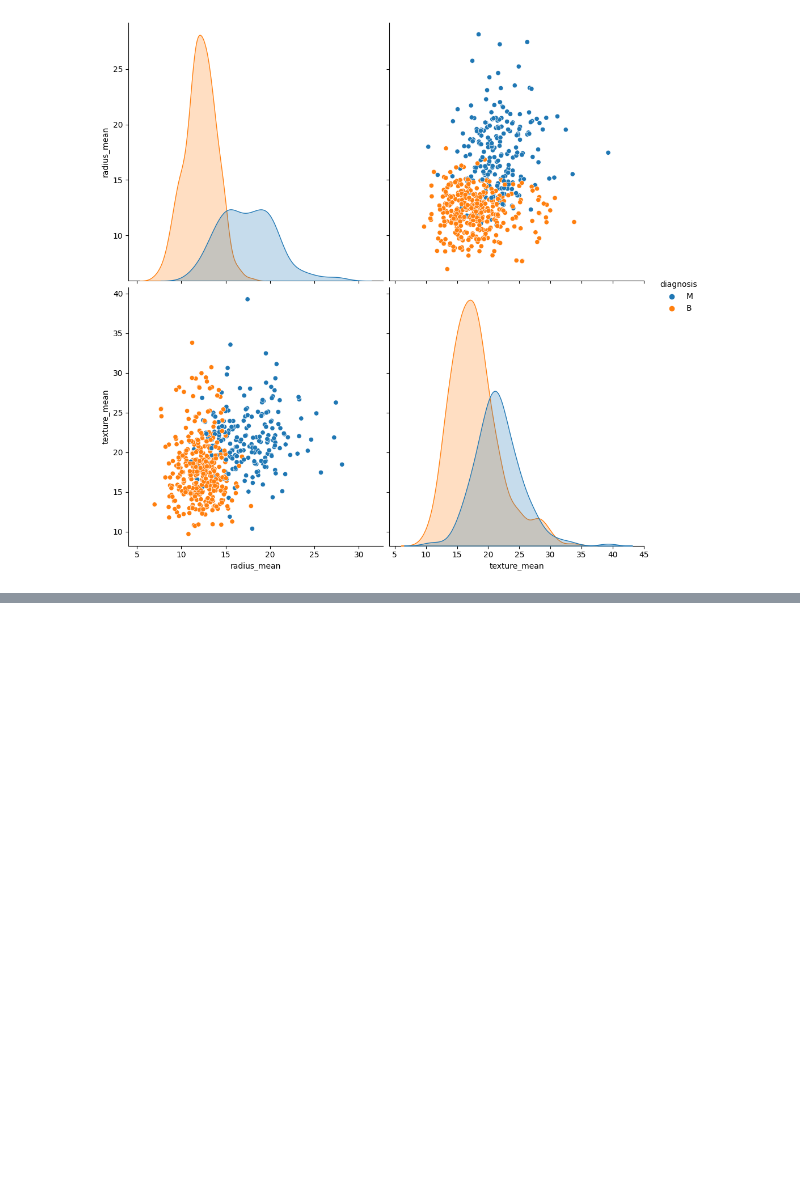
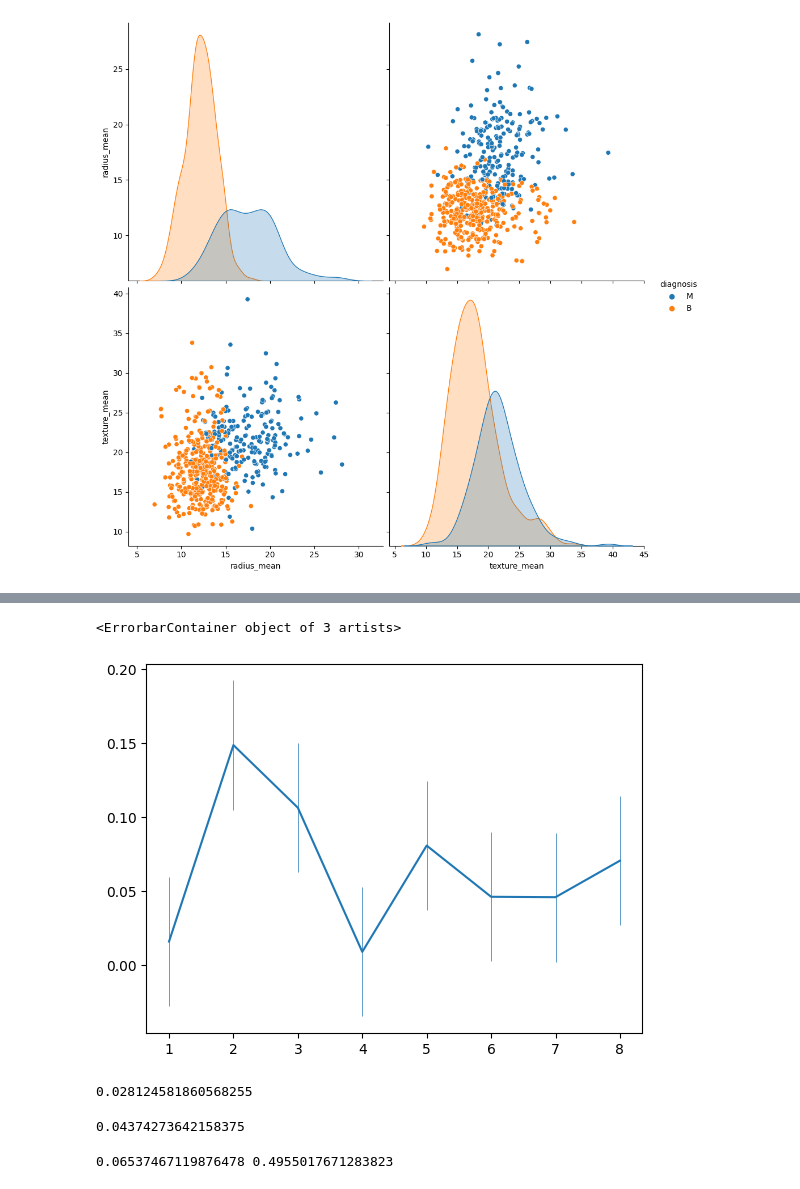
Before and after one commit to stayaryan/spectralClustering, a Jupyter notebook: spectralClustering.ipynb, the cells around one changed output, grey strips where cells are left out. Drawn from its saved outputs; the diff is of its cells as text; code cells hidden in the pictures; blank space fills up the shorter version.

```diff
--- a/spectralClustering.ipynb
+++ b/spectralClustering.ipynb
@@ -192,0 +189,20 @@ plt.errorbar(x = l, y = NMIScores, yerr = sum(NMIScores)/len(NMIScores)
+# %%
+plt.errorbar(x = l, y = NMIScores, yerr = np.std(NMIScores)#sum(NMIScores)/len(NMIScores)
+            , elinewidth = 0.5)#sum(silhouette_scores)/len(silhouette_scores)
+# %% [output]
+<ErrorbarContainer object of 3 artists>
+[figure, added]
+# %%
+stdSil = np.std(silhouette_scores)
+print(stdSil)
+# %% [output]
+0.028124581860568255
+# %%
+stdNMI = np.std(NMIScores)
+print(stdNMI)
+# %% [output]
+0.04374273642158375
+# %%
+print(np.mean(NMIScores), np.mean(silhouette_scores))
+# %% [output]
+0.06537467119876478 0.4955017671283823
```
Also changed, not shown: parts of 20 cells of this notebook.
